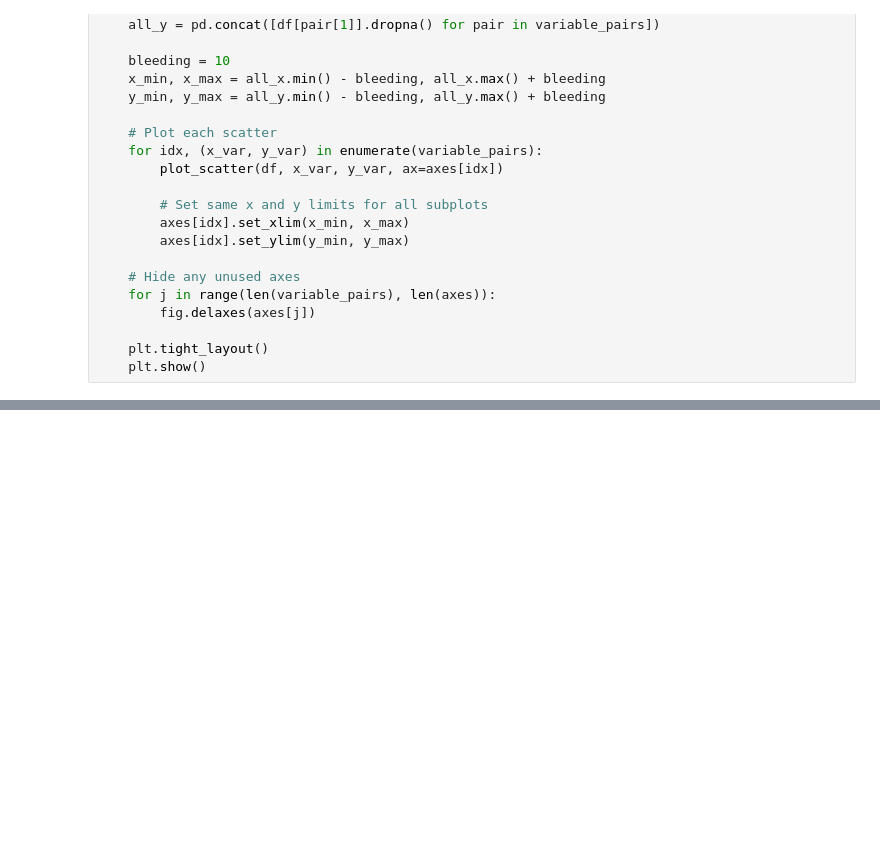
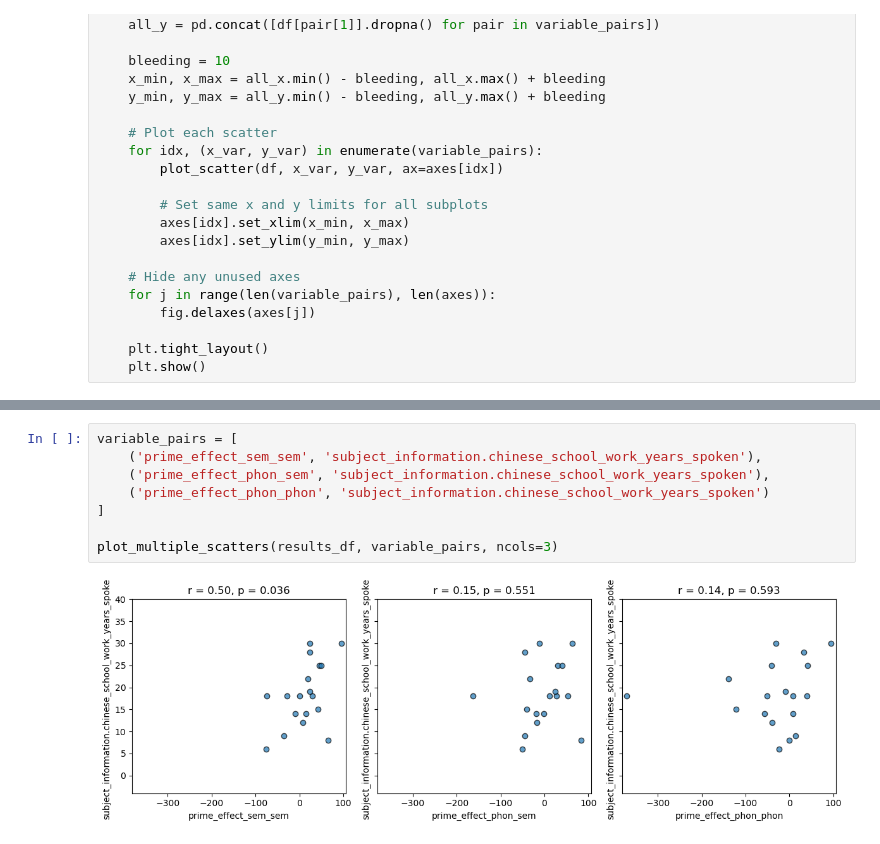
Before and after one commit to fh986/neuroling-course-project, a Jupyter notebook: priming_data_analysis/neuroling_behavioral_analysis.ipynb, the cells around one changed output, grey strips where cells are left out. Cells and saved outputs as stored; diff of their text form; blank space fills up the shorter version.

```diff
--- a/priming_data_analysis/neuroling_behavioral_analysis.ipynb
+++ b/priming_data_analysis/neuroling_behavioral_analysis.ipynb
@@ -437,0 +340,10 @@ plot_multiple_scatters(results_df, variable_pairs, ncols=3)
+# %%
+variable_pairs = [
+    ('prime_effect_sem_sem', 'subject_information.chinese_school_work_years_spoken'),
+    ('prime_effect_phon_sem', 'subject_information.chinese_school_work_years_spoken'),
+    ('prime_effect_phon_phon', 'subject_information.chinese_school_work_years_spoken')
+]
+
+plot_multiple_scatters(results_df, variable_pairs, ncols=3)
+# %% [output]
+[figure, added]
```
Also changed, not shown: parts of 17 cells of this notebook.
